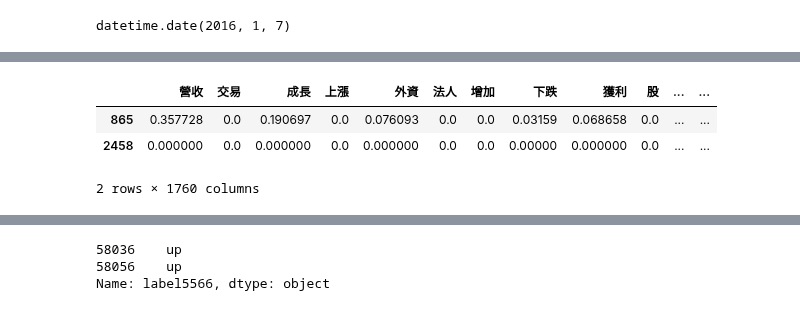
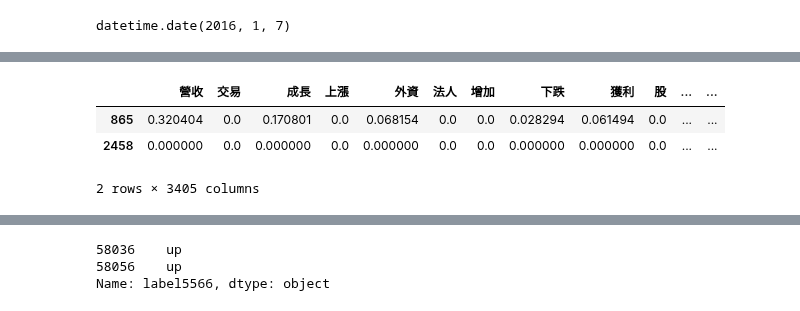
Before and after one commit to roccqqck/stock_eland, a Jupyter notebook: label_tfidf_training.ipynb, the cells around one changed output, grey strips where cells are left out. Drawn from its saved outputs; the diff is of its cells as text; code cells hidden in the pictures.

```diff
--- a/label_tfidf_training.ipynb
+++ b/label_tfidf_training.ipynb
@@ -314,22 +314,22 @@ features[:10]
 # %%
 from sklearn.feature_extraction.text import TfidfVectorizer
 
 #features = [ '上漲','下跌','看好','走高','走低','漲停','跌停']
-features = features[:1760]
+#features = features[:3400]
 #cv = TfidfVectorizer()   #預設有空格就一個feature
 cv = TfidfVectorizer(vocabulary = features) # 設定自己要的詞
 
 r = pd.SparseDataFrame(cv.fit_transform(df_company['content2']),
                        df_company.index,
                        cv.get_feature_names(),
                        default_fill_value=0)
 
 r.head(2)
 # %% [output]
 |  | 營收 | 交易 | 成長 | 上漲 | 外資 | 法人 | 增加 | 下跌 | 獲利 | 股 | ... | ... |
-| 865 | 0.357728 | 0.0 | 0.190697 | 0.0 | 0.076093 | 0.0 | 0.0 | 0.03159 | 0.068658 | 0.0 | ... | ... |
-| 2458 | 0.000000 | 0.0 | 0.000000 | 0.0 | 0.000000 | 0.0 | 0.0 | 0.00000 | 0.000000 | 0.0 | ... | ... |
+| 865 | 0.320404 | 0.0 | 0.170801 | 0.0 | 0.068154 | 0.0 | 0.0 | 0.028294 | 0.061494 | 0.0 | ... | ... |
+| 2458 | 0.000000 | 0.0 | 0.000000 | 0.0 | 0.000000 | 0.0 | 0.0 | 0.000000 | 0.000000 | 0.0 | ... | ... |
-2 rows × 1760 columns
+2 rows × 3405 columns
 # %%
 df_company2 = pd.concat([df_company,r], axis=1)
 df_company2.head(2)
```
Also changed, not shown: parts of 3 cells of this notebook.
